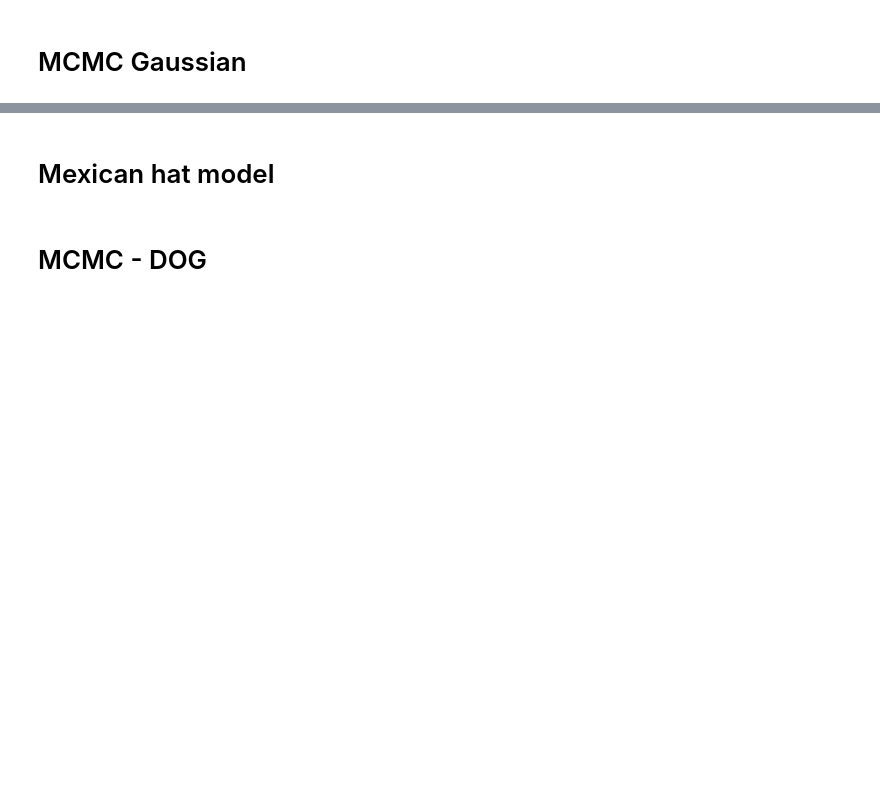
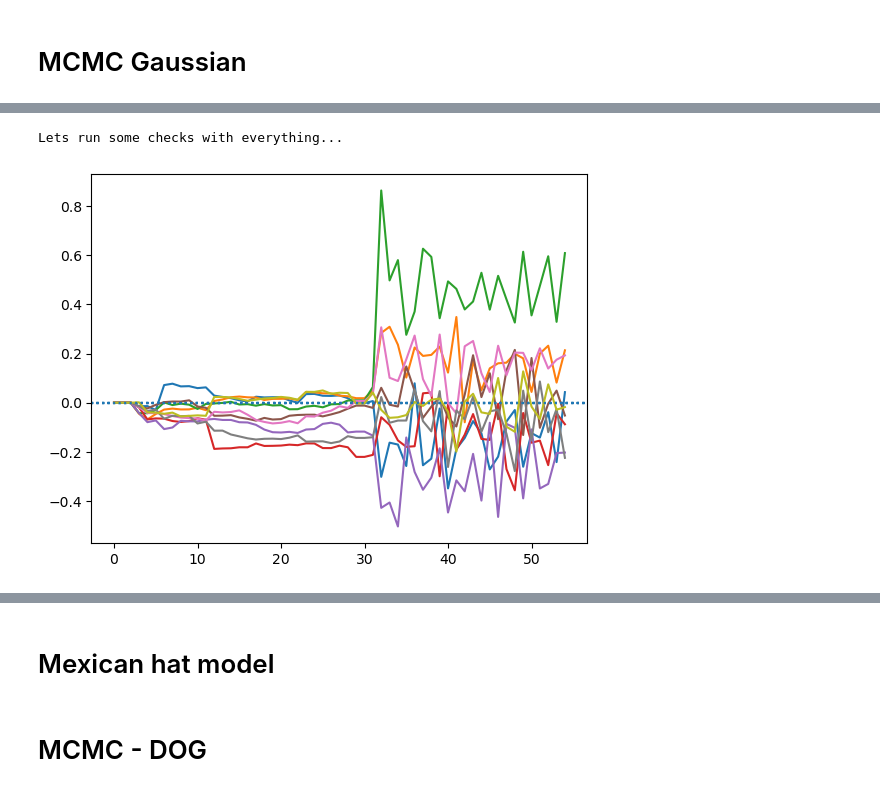
Before and after one commit to mdaghlian/braincoder_bprf, a Jupyter notebook: notebooks/Fit 2D Gaussian PRF MCMC.ipynb, the cells around one changed output, grey strips where cells are left out. Saved outputs shown, nothing was run; the diff lists cells and outputs as text; code cells hidden in the pictures; blank space fills up the shorter version.

```diff
--- a/notebooks/Fit 2D Gaussian PRF MCMC.ipynb
+++ b/notebooks/Fit 2D Gaussian PRF MCMC.ipynb
@@ -154,0 +190,23 @@ bfitter.fit(
+# %%
+num_results = 5
+tf.random.set_seed(1)
+# No priors, no transformations on the parameters...
+bfitter = BPRF(model=model, data=data, )
+bfitter.prep_for_fitting()
+bfitter.fit_all(
+    # idx=idx,
+    init_pars=init_pars,
+    num_results=num_results,
+)
+# %% [output]
+Lets run some checks with everything...
+# %%
+p = 'baseline'
+plt.figure()
+for i in range(bfitter.n_voxels):
+    plt.plot(
+        bfitter.mcmc_sampler[i][p]
+    )
+    plt.axhline(parameters[p][i], linestyle=':')
+# %% [output]
+[figure, added]
```
Also changed, not shown: parts of 18 cells of this notebook, 9 other files.
